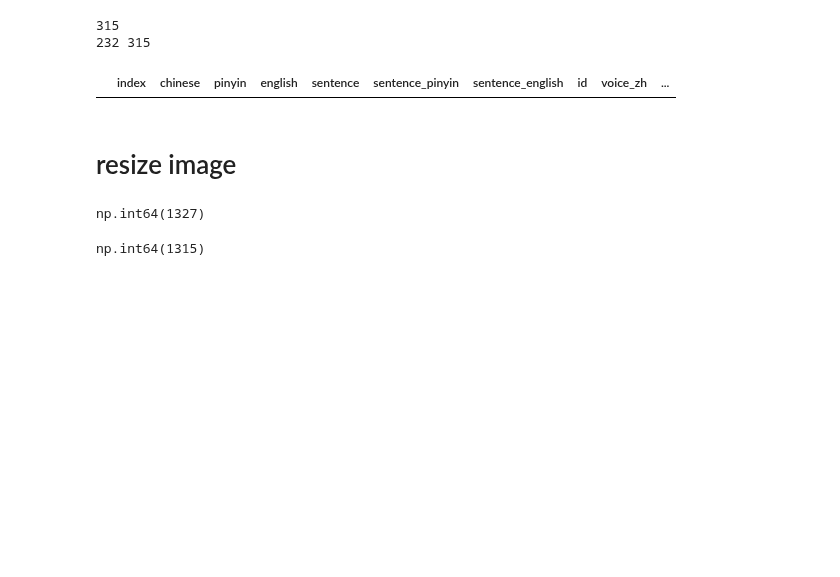
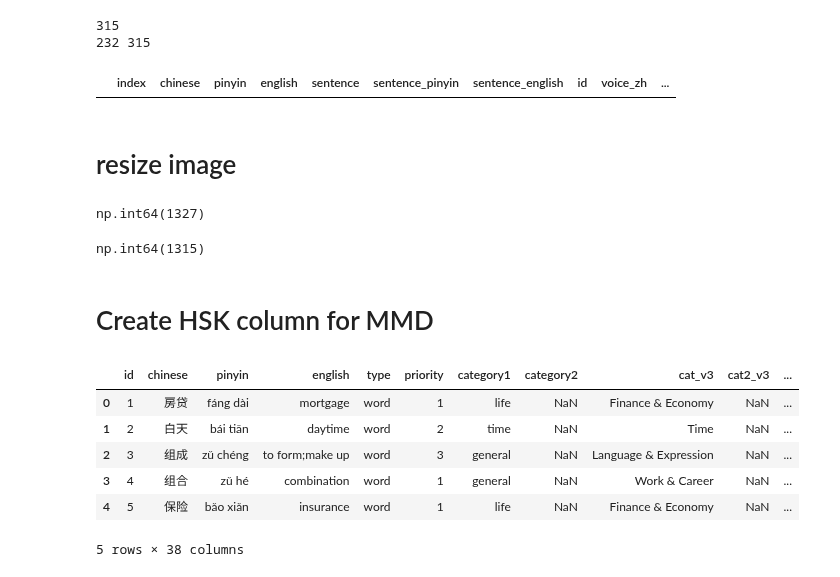
Before and after one commit to srcole/my_mandarin_database, a Jupyter notebook: 00_sandbox.ipynb, the cells around one changed output. Drawn from its saved outputs; the diff is of its cells as text; code cells hidden in the pictures; blank space fills up the shorter version.

```diff
--- a/00_sandbox.ipynb
+++ b/00_sandbox.ipynb
@@ -576,3 +645,17 @@ np.int64(1327)
 df_all_vocab['sentence'].isna().sum()
 # %% [output]
 np.int64(1315)
+# %% [markdown]
+# Create HSK column for MMD
+# %%
+# Import MMD
+df_mmd = pd.read_csv('static/latest_data.csv')
+df_mmd.head()
+# %% [output]
+|  | id | chinese | pinyin | english | type | priority | category1 | category2 | cat_v3 | cat2_v3 | ... |
+| 0 | 1 | 房贷 | fáng dài | mortgage | word | 1 | life | NaN | Finance & Economy | NaN | ... |
+| 1 | 2 | 白天 | bái tiān | daytime | word | 2 | time | NaN | Time | NaN | ... |
+| 2 | 3 | 组成 | zǔ chéng | to form;make up | word | 3 | general | NaN | Language & Expression | NaN | ... |
+| 3 | 4 | 组合 | zǔ hé | combination | word | 1 | general | NaN | Work & Career | NaN | ... |
+| 4 | 5 | 保险 | bǎo xiǎn | insurance | word | 1 | life | NaN | Finance & Economy | NaN | ... |
+5 rows × 38 columns
```
Also changed, not shown: parts of 8 cells of this notebook, 9 other files.
